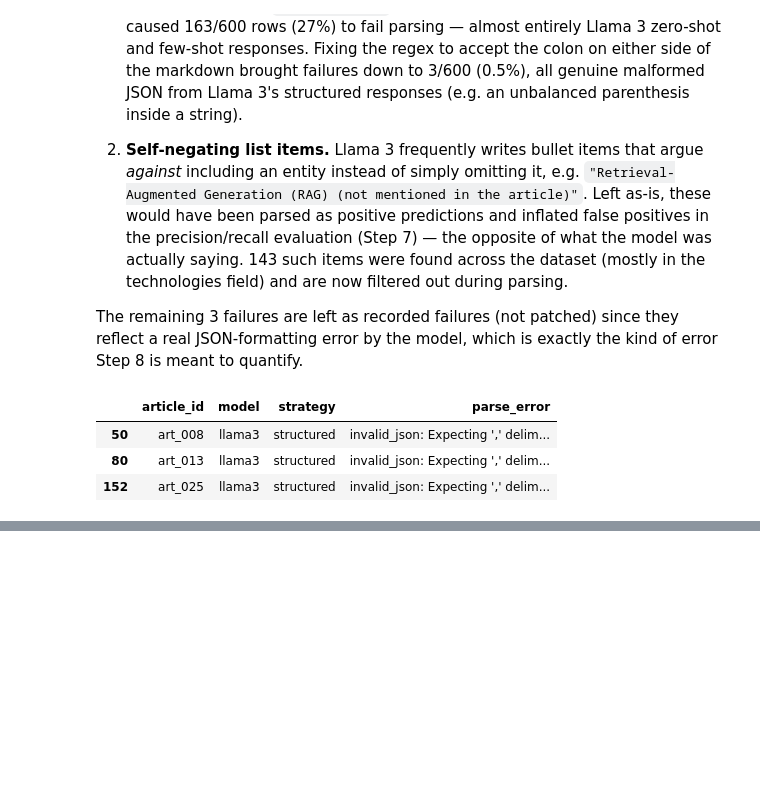
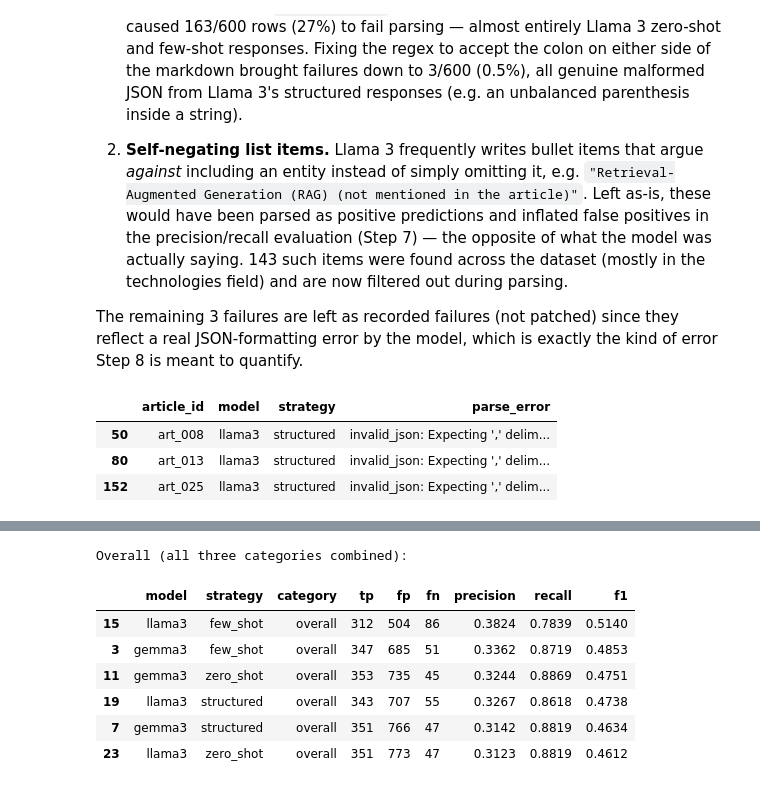
Before and after one commit to HazalGultekin/ml-project, a Jupyter notebook: Master-Lectures/ML/project/process-code/ml-project.ipynb, the cells around one changed output, grey strips where cells are left out. Saved outputs shown, nothing was run; the diff lists cells and outputs as text; code cells hidden in the pictures; blank space fills up the shorter version.

Commit message:
add part 7 performance evaluation

```diff
--- a/Master-Lectures/ML/project/process-code/ml-project.ipynb
+++ b/Master-Lectures/ML/project/process-code/ml-project.ipynb
@@ -417,0 +429,14 @@ parsed_df[~parsed_df["parse_success"]][["article_id", "model", "strategy", "pars
+# %%
+metrics_df = pd.read_csv("evaluation_metrics.csv")
+
+print("Overall (all three categories combined):")
+metrics_df[metrics_df["category"] == "overall"].sort_values("f1", ascending=False)
+# %% [output]
+Overall (all three categories combined):
+|  | model | strategy | category | tp | fp | fn | precision | recall | f1 |
+| 15 | llama3 | few_shot | overall | 312 | 504 | 86 | 0.3824 | 0.7839 | 0.5140 |
+| 3 | gemma3 | few_shot | overall | 347 | 685 | 51 | 0.3362 | 0.8719 | 0.4853 |
+| 11 | gemma3 | zero_shot | overall | 353 | 735 | 45 | 0.3244 | 0.8869 | 0.4751 |
+| 19 | llama3 | structured | overall | 343 | 707 | 55 | 0.3267 | 0.8618 | 0.4738 |
+| 7 | gemma3 | structured | overall | 351 | 766 | 47 | 0.3142 | 0.8819 | 0.4634 |
+| 23 | llama3 | zero_shot | overall | 351 | 773 | 47 | 0.3123 | 0.8819 | 0.4612 |
```
Also changed, not shown: parts of 4 cells of this notebook, 2 other files.
